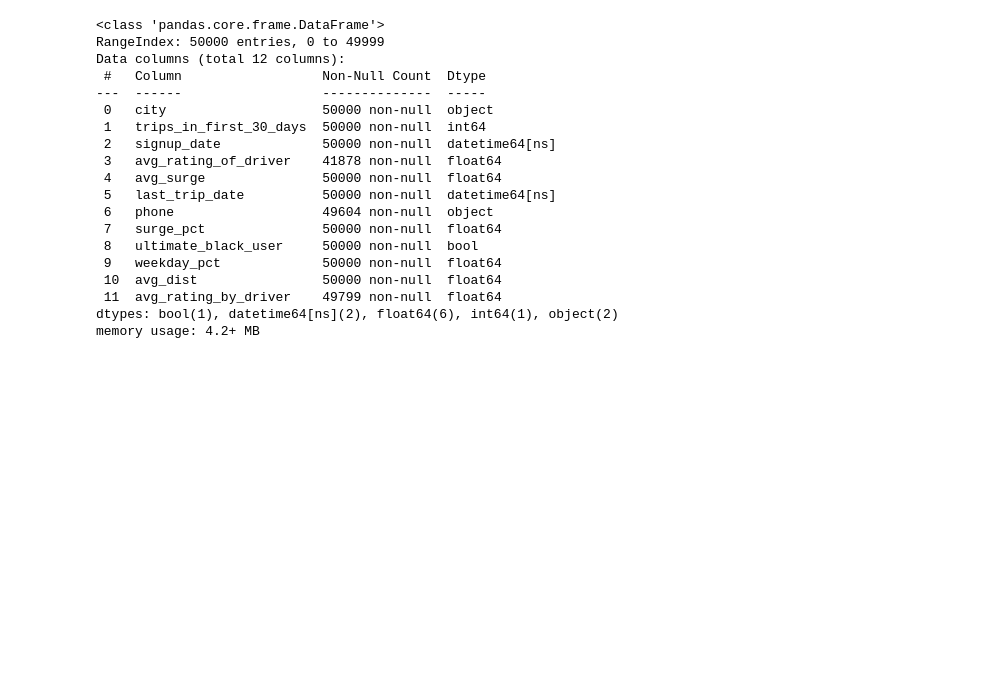
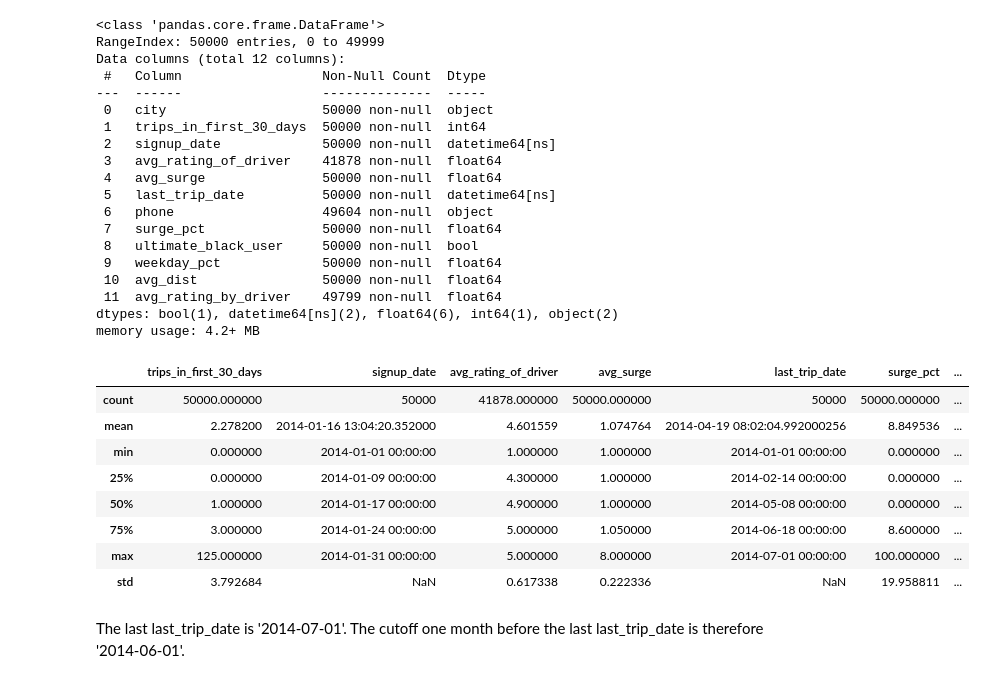
Before and after one commit to ChadDelany/challenge_ultimate, a Jupyter notebook: challenge_ultimate.ipynb, the cells around one changed output. Drawn from its saved outputs; the diff is of its cells as text; code cells hidden in the pictures; blank space fills up the shorter version.

Commit message:
Preprocessing define cutoff date

```diff
--- a/challenge_ultimate.ipynb
+++ b/challenge_ultimate.ipynb
@@ -317,3 +317,17 @@ Data columns (total 12 columns):
  11  avg_rating_by_driver    49799 non-null  float64
 dtypes: bool(1), datetime64[ns](2), float64(6), int64(1), object(2)
 memory usage: 4.2+ MB
+# %%
+ultimate.describe(datetime_is_numeric=True)
+# %% [output]
+|  | trips_in_first_30_days | signup_date | avg_rating_of_driver | avg_surge | last_trip_date | surge_pct | ... |
+| count | 50000.000000 | 50000 | 41878.000000 | 50000.000000 | 50000 | 50000.000000 | ... |
+| mean | 2.278200 | 2014-01-16 13:04:20.352000 | 4.601559 | 1.074764 | 2014-04-19 08:02:04.992000256 | 8.849536 | ... |
+| min | 0.000000 | 2014-01-01 00:00:00 | 1.000000 | 1.000000 | 2014-01-01 00:00:00 | 0.000000 | ... |
+| 25% | 0.000000 | 2014-01-09 00:00:00 | 4.300000 | 1.000000 | 2014-02-14 00:00:00 | 0.000000 | ... |
+| 50% | 1.000000 | 2014-01-17 00:00:00 | 4.900000 | 1.000000 | 2014-05-08 00:00:00 | 0.000000 | ... |
+| 75% | 3.000000 | 2014-01-24 00:00:00 | 5.000000 | 1.050000 | 2014-06-18 00:00:00 | 8.600000 | ... |
+| max | 125.000000 | 2014-01-31 00:00:00 | 5.000000 | 8.000000 | 2014-07-01 00:00:00 | 100.000000 | ... |
+| std | 3.792684 | NaN | 0.617338 | 0.222336 | NaN | 19.958811 | ... |
+# %% [markdown]
+The last last_trip_date is '2014-07-01'.  The cutoff one month before the last last_trip_date is therefore '2014-06-01'.
```
Also changed, not shown: parts of 1 cell of this notebook.
